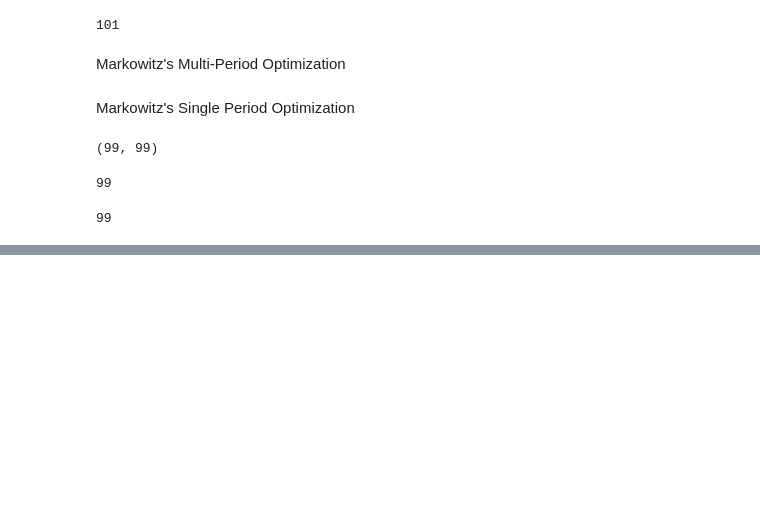
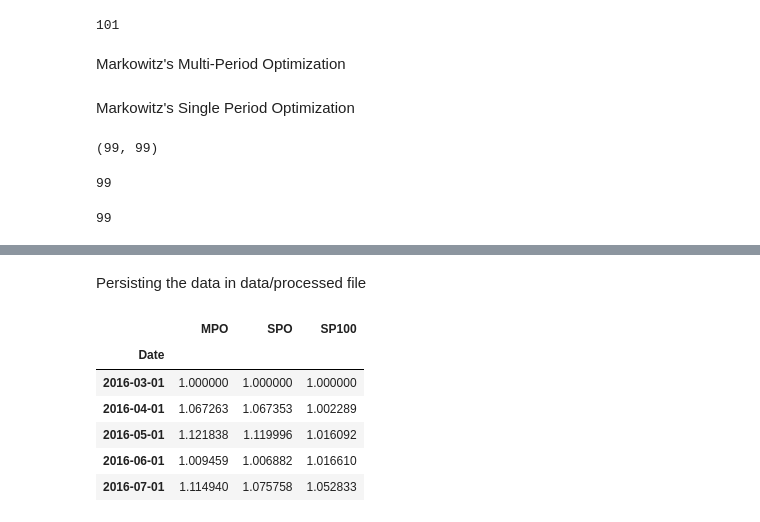
Before and after one commit to SiddeshkanthLogonathan/worldquant-capstone-project, a Jupyter notebook: src/Markowitz_MPO_vs_SPO.ipynb, the cells around one changed output, grey strips where cells are left out. Drawn from its saved outputs; the diff is of its cells as text; code cells hidden in the pictures; blank space fills up the shorter version.

```diff
--- a/src/Markowitz_MPO_vs_SPO.ipynb
+++ b/src/Markowitz_MPO_vs_SPO.ipynb
@@ -95,7 +93,7 @@ Markowitz's Single Period Optimization
 mean_variance_spo = MultiPeriodMeanVariance(
     num_assets=NUM_ASSETS,
     multi_period_step=1,
-    min_individual_allocation=0.001,
+    min_individual_allocation=0.005,
     max_individual_allocation=0.25,
     risk_aversion_coefficient=1,
     trade_cost=0.0025,
@@ -149,0 +164,15 @@ Performance Metrics of MPO vs. SPO
+# %% [markdown]
+Persisting the data in data/processed file
+# %%
+performances_result_df = pd.concat([result_mv_mpo, result_mv_spo, sp100_index], axis=1)
+performances_result_df.columns = ["MPO", "SPO", "SP100"]
+performances_result_df += 1
+performances_result_df.head()
+# %% [output]
+|  | MPO | SPO | SP100 |
+| Date |  |  |  |
+| 2016-03-01 | 1.000000 | 1.000000 | 1.000000 |
+| 2016-04-01 | 1.067263 | 1.067353 | 1.002289 |
+| 2016-05-01 | 1.121838 | 1.119996 | 1.016092 |
+| 2016-06-01 | 1.009459 | 1.006882 | 1.016610 |
+| 2016-07-01 | 1.114940 | 1.075758 | 1.052833 |
```
Also changed, not shown: parts of 13 cells of this notebook, 6 other files.
